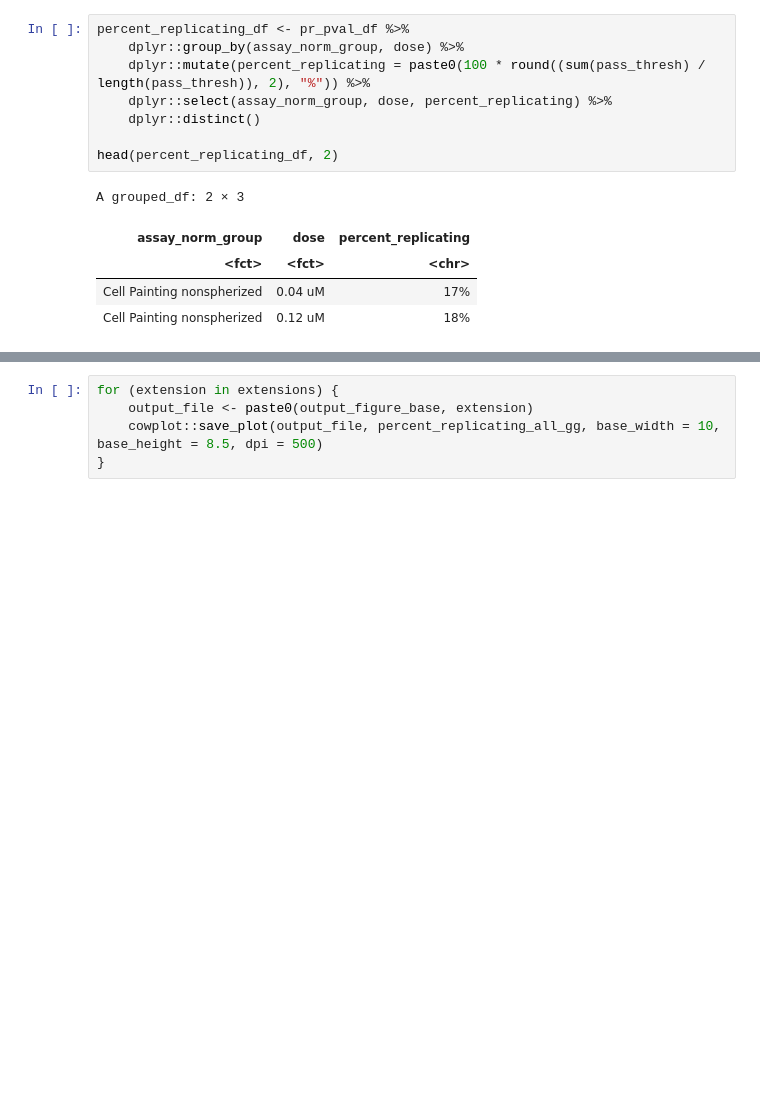
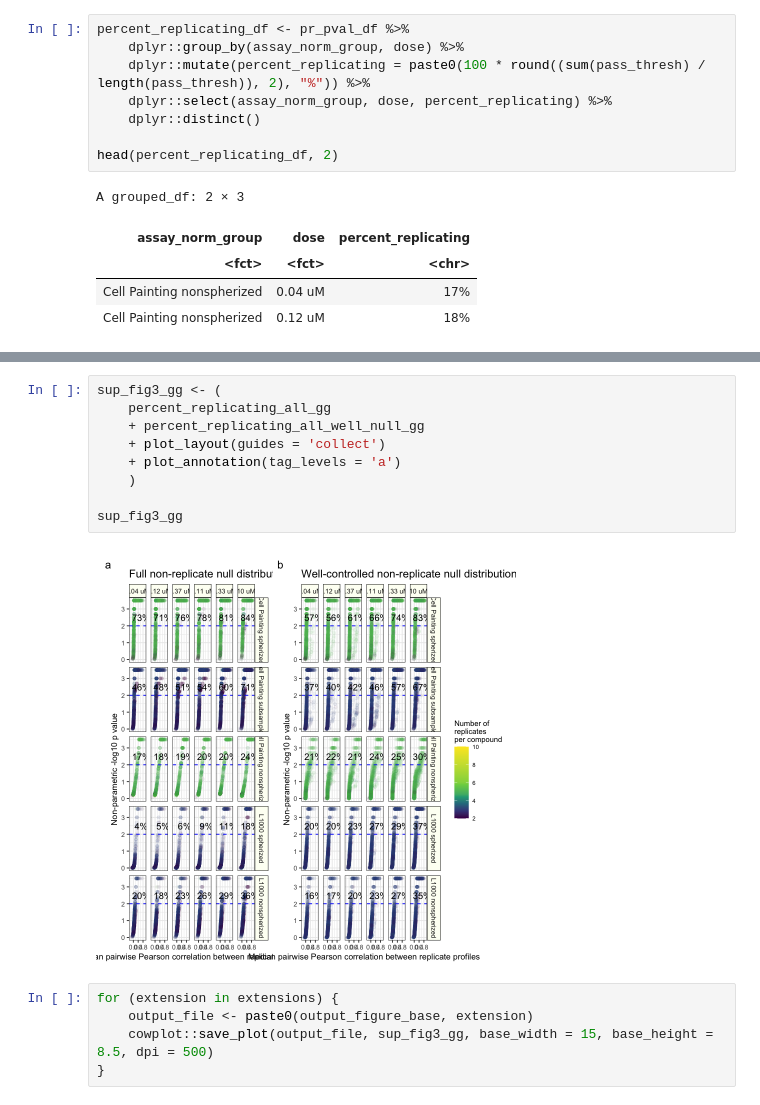
Before and after one commit to broadinstitute/lincs-profiling-complementarity, a Jupyter notebook: 6.paper_figures/supplementary-figure3.ipynb, the cells around one changed output, grey strips where cells are left out. Saved outputs shown, nothing was run; the diff lists cells and outputs as text; blank space fills up the shorter version.

```diff
--- a/6.paper_figures/supplementary-figure3.ipynb
+++ b/6.paper_figures/supplementary-figure3.ipynb
@@ -124,5 +263,16 @@ percent_replicating_all_gg
+# %%
+sup_fig3_gg <- (
+    percent_replicating_all_gg
+    + percent_replicating_all_well_null_gg
+    + plot_layout(guides = 'collect')
+    + plot_annotation(tag_levels = 'a')
+    )
+
+sup_fig3_gg
+# %% [output]
+[figure, added]
 # %%
 for (extension in extensions) {
     output_file <- paste0(output_figure_base, extension)
-    cowplot::save_plot(output_file, percent_replicating_all_gg, base_width = 10, base_height = 8.5, dpi = 500)
+    cowplot::save_plot(output_file, sup_fig3_gg, base_width = 15, base_height = 8.5, dpi = 500)
 }
```
Also changed, not shown: parts of 7 cells of this notebook, 10 other files.
